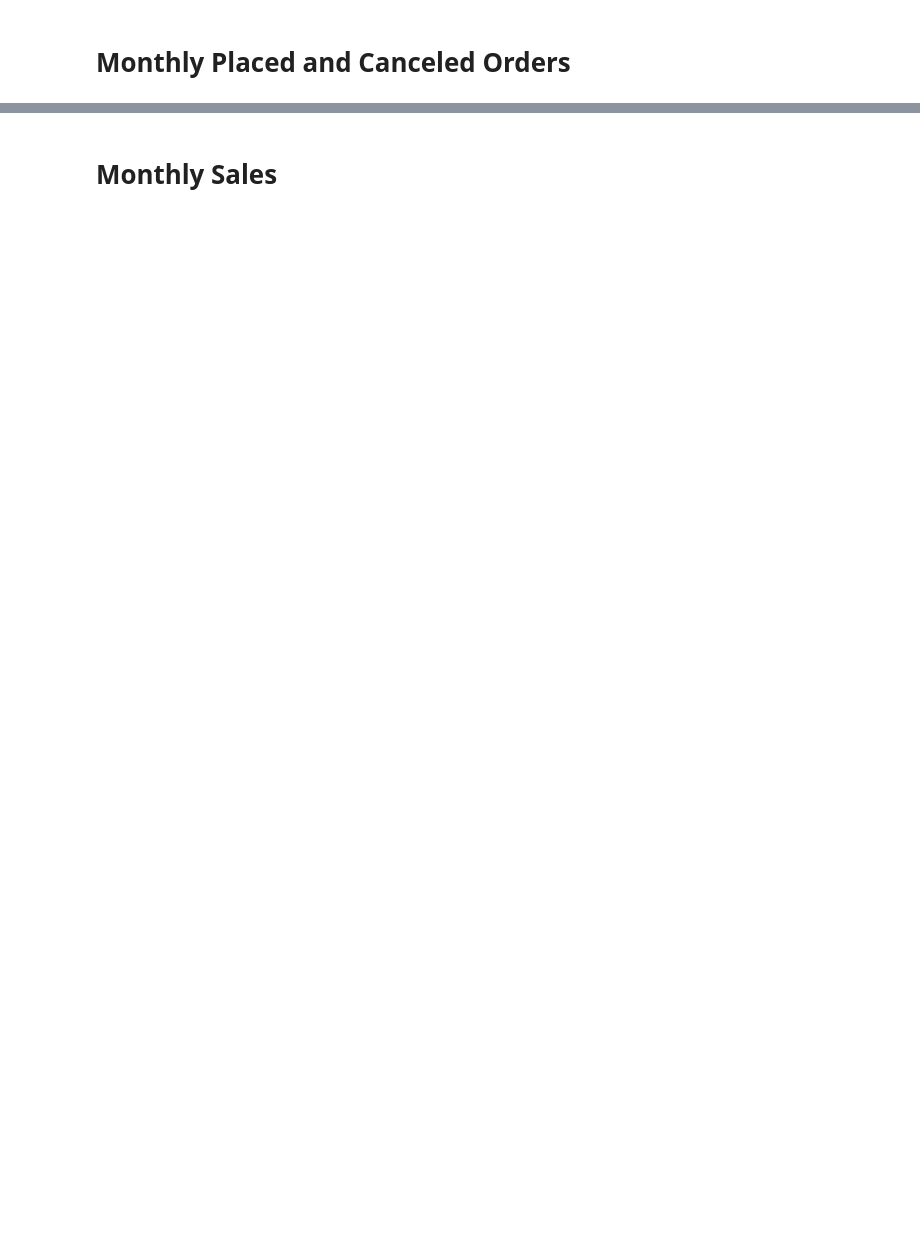
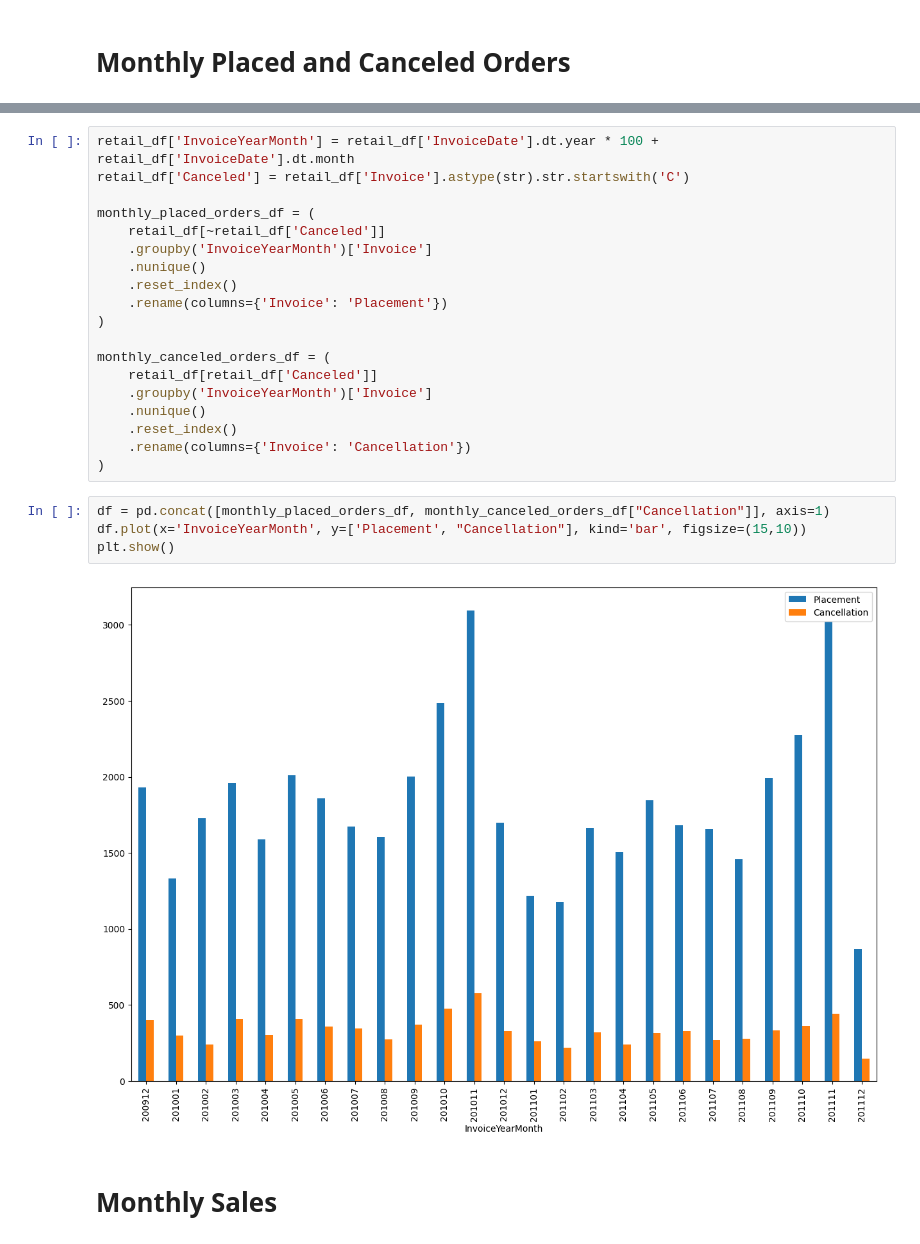
Before and after one commit to jarviscanada/jarvis_data_eng_YashMehrotra, a Jupyter notebook: python_data_analytics/python_data_wrangling/retail_data_analytics_wrangling.ipynb, the cells around one changed output, grey strips where cells are left out. Drawn from its saved outputs; the diff is of its cells as text; blank space fills up the shorter version.

```diff
--- a/python_data_analytics/python_data_wrangling/retail_data_analytics_wrangling.ipynb
+++ b/python_data_analytics/python_data_wrangling/retail_data_analytics_wrangling.ipynb
@@ -107,2 +225,27 @@ retail_df.head()
+# %%
+retail_df['InvoiceYearMonth'] = retail_df['InvoiceDate'].dt.year * 100 + retail_df['InvoiceDate'].dt.month
+retail_df['Canceled'] = retail_df['Invoice'].astype(str).str.startswith('C')
+
+monthly_placed_orders_df = (
+    retail_df[~retail_df['Canceled']]
+    .groupby('InvoiceYearMonth')['Invoice']
+    .nunique()
+    .reset_index()
+    .rename(columns={'Invoice': 'Placement'})
+)
+
+monthly_canceled_orders_df = (
+    retail_df[retail_df['Canceled']]
+    .groupby('InvoiceYearMonth')['Invoice']
+    .nunique()
+    .reset_index()
+    .rename(columns={'Invoice': 'Cancellation'})
+)
+# %%
+df = pd.concat([monthly_placed_orders_df, monthly_canceled_orders_df["Cancellation"]], axis=1)
+df.plot(x='InvoiceYearMonth', y=['Placement', "Cancellation"], kind='bar', figsize=(15,10))
+plt.show()
+# %% [output]
+[figure, added]
 # %% [markdown]
 # Monthly Sales
```
Also changed, not shown: parts of 37 cells of this notebook, 1 other file.
